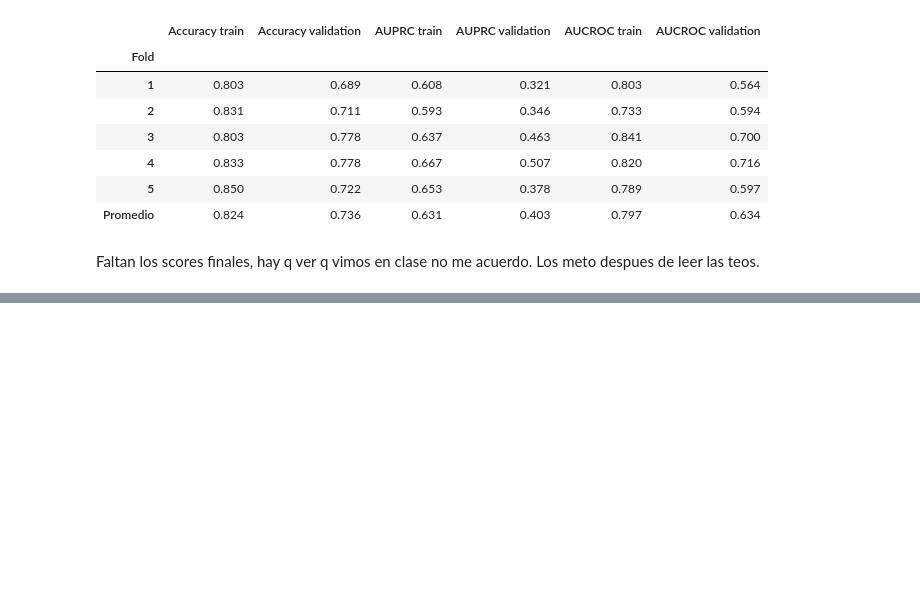
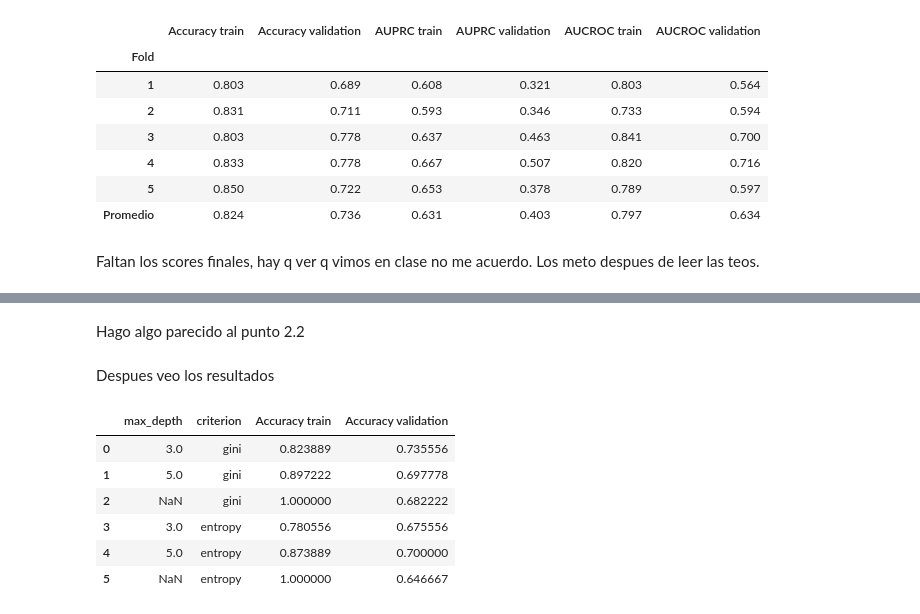
Before and after one commit to SoutoSebastian/TP-AprendizajeAutomatico1, a Jupyter notebook: src/notebook_tp.ipynb, the cells around one changed output, grey strips where cells are left out. Saved outputs shown, nothing was run; the diff lists cells and outputs as text; code cells hidden in the pictures; blank space fills up the shorter version.

```diff
--- a/src/notebook_tp.ipynb
+++ b/src/notebook_tp.ipynb
@@ -13,7 +13,7 @@ rng = np.random.default_rng(SEED)
 # %% [markdown]
 Primero que nada guardamos los datos que vamos a usar en el trabajo.
 # %%
-data = pd.read_csv('..\\Data\\data.csv')
+data = pd.read_csv('../Data/data.csv')
 # %% [markdown]
 Luego lo que debemos hacer antes de empezar con el análisis exploratorio y el desarrollo de modelos es, dividir nuestros datos en desarrollo y control. Esto se hace con el objetivo de que al final del trabajo podamos reportar la performance esperada del modelo final con datos de la vida real.
 
@@ -225,0 +237,55 @@ Faltan los scores finales, hay q ver q vimos en clase no me acuerdo. Los meto de
+# %%
+pg = list(ParameterGrid(parametros))
+# %% [markdown]
+Hago algo parecido al punto 2.2
+# %%
+resultados = [] # para guardar los resultados
+
+for param in pg: #uso los parametros guardados en pg
+
+    acc_train_folds = []
+    acc_val_folds = []
+
+    for train_idx, val_idx in kf.split(X_train, y_train): #evalua config en los 5 folds
+
+        X_train_fold = X_train.iloc[train_idx]
+        X_val_fold = X_train.iloc[val_idx]
+
+        y_train_fold = y_train.iloc[train_idx]
+        y_val_fold = y_train.iloc[val_idx]
+
+        model = DecisionTreeClassifier(**param) # hago **param asi no tengo que escribir los 6 arboles manualmente
+
+        model.fit(X_train_fold, y_train_fold)
+
+        y_pred_train = model.predict(X_train_fold)
+        y_pred_val = model.predict(X_val_fold)
+
+        acc_train_folds.append(                             # guardo accuracy sobre el conj de entrenamiento de esta iteracion
+            accuracy_score(y_train_fold, y_pred_train)
+        )
+
+        acc_val_folds.append(                                  # guardo accuracy sobre el fold de validacion de esta iteracion
+            accuracy_score(y_val_fold, y_pred_val)
+        )
+
+    resultados.append({                         # guardo los resultados
+        "max_depth": param["max_depth"],
+        "criterion": param["criterion"],
+        "Accuracy train": np.mean(acc_train_folds),             # calculo el promedio de la accuracy de train
+        "Accuracy validation": np.mean(acc_val_folds)           # calculo el promedio de la accuracy de val
+    })
+# %% [markdown]
+Despues veo los resultados
+# %%
+resultados_df = pd.DataFrame(resultados)
+
+resultados_df
+# %% [output]
+|  | max_depth | criterion | Accuracy train | Accuracy validation |
+| 0 | 3.0 | gini | 0.823889 | 0.735556 |
+| 1 | 5.0 | gini | 0.897222 | 0.697778 |
+| 2 | NaN | gini | 1.000000 | 0.682222 |
+| 3 | 3.0 | entropy | 0.780556 | 0.675556 |
+| 4 | 5.0 | entropy | 0.873889 | 0.700000 |
+| 5 | NaN | entropy | 1.000000 | 0.646667 |
```
Also changed, not shown: parts of 4 cells of this notebook.
